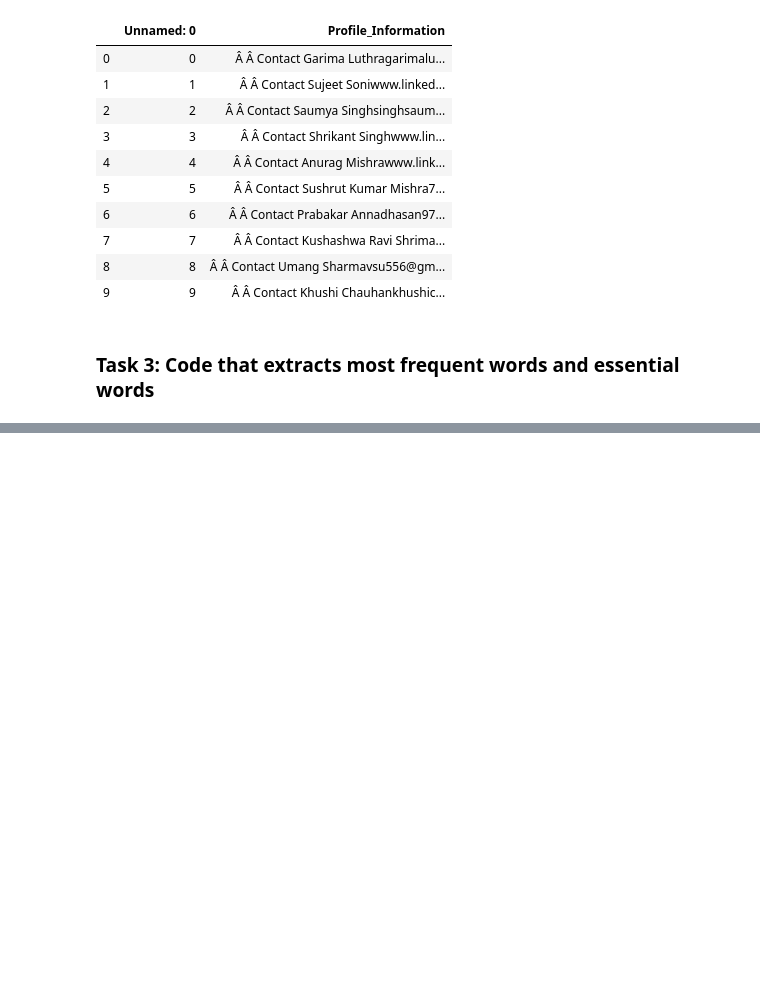
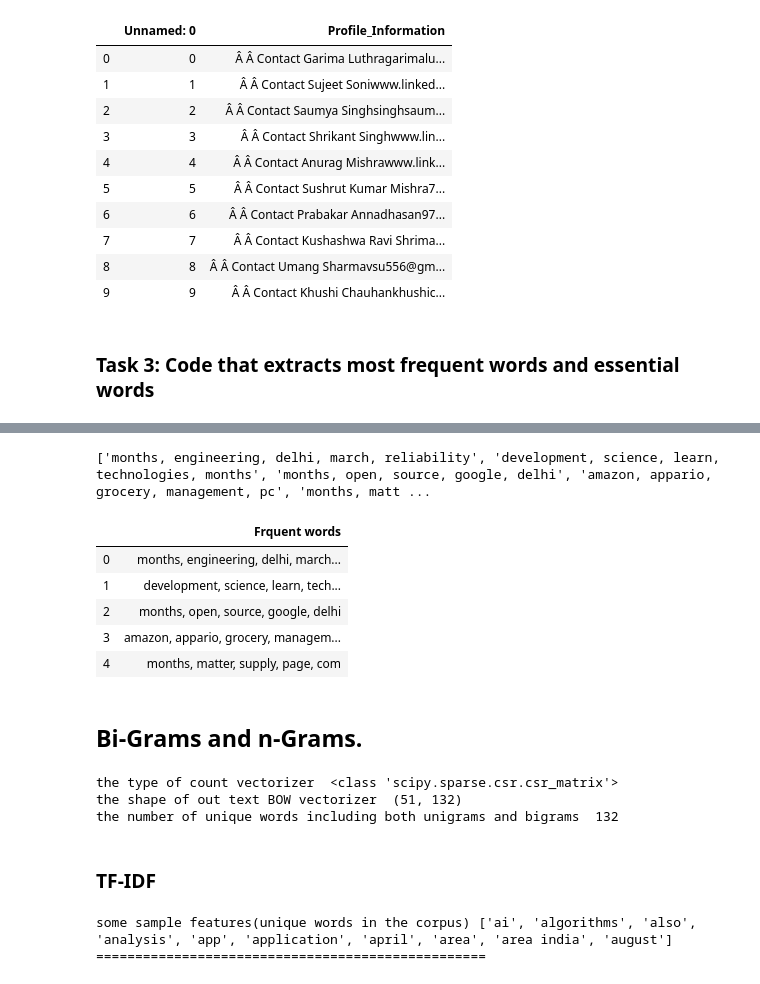
Before and after one commit to Chirag-kumar-ML/AIChamp, a Jupyter notebook: TaskCode.ipynb, the cells around one changed output, grey strips where cells are left out. Drawn from its saved outputs; the diff is of its cells as text; code cells hidden in the pictures; blank space fills up the shorter version.

```diff
--- a/TaskCode.ipynb
+++ b/TaskCode.ipynb
@@ -127,0 +138,21 @@ ai :  2
+# %%
+freq_data = []
+for i in list_text:
+    counter = Counter(i.split())
+    freq_words = [x for (x,_) in counter.most_common(5)]
+    freq_data.append(", ".join(freq_words))
+print(freq_data)
+# %% [output]
+['months, engineering, delhi, march, reliability', 'development, science, learn, technologies, months', 'months, open, source, google, delhi', 'amazon, appario, grocery, management, pc', 'months, matt ...
+# %%
+freq_dataframe = pd.DataFrame(freq_data,columns = ['Frquent words'])
+
+freq_dataframe.to_csv('frequent_words.csv')
+freq_dataframe.head()
+# %% [output]
+|  | Frquent words |
+| 0 | months, engineering, delhi, march... |
+| 1 | development, science, learn, tech... |
+| 2 | months, open, source, google, delhi |
+| 3 | amazon, appario, grocery, managem... |
+| 4 | months, matter, supply, page, com |
@@ -127,0 +165,20 @@ ai :  2
+# %% [markdown]
+##  Bi-Grams and n-Grams.
+# %%
+#bi-gram, tri-gram and n-gram
+
+#removing stop words like "not" should be avoided before building n-grams
+# count_vect = CountVectorizer(ngram_range=(1,2))
+# please do read the CountVectorizer documentation http://scikit-learn.org/stable/modules/generated/sklearn.feature_extraction.text.CountVectorizer.html
+# you can choose these numebrs min_df=10, max_features=5000, of your choice
+count_vect = CountVectorizer(ngram_range=(1,2), min_df=10, max_features=5000)
+final_bigram_counts = count_vect.fit_transform(list_text)
+print("the type of count vectorizer ",type(final_bigram_counts))
+print("the shape of out text BOW vectorizer ",final_bigram_counts.get_shape())
+print("the number of unique words including both unigrams and bigrams ", final_bigram_counts.get_shape()[1])
+# %% [output]
+the type of count vectorizer  <class 'scipy.sparse.csr.csr_matrix'>
+the shape of out text BOW vectorizer  (51, 132)
+the number of unique words including both unigrams and bigrams  132
+# %% [markdown]
+### TF-IDF
@@ -127,0 +188,20 @@ ai :  2
+# %%
+tf_idf_vect = TfidfVectorizer(ngram_range=(1,2), min_df=10)
+tf_idf_vect.fit(list_text)
+print("some sample features(unique words in the corpus)",tf_idf_vect.get_feature_names()[0:10])
+print('='*50)
+list_uniq_words = []
+for line in list_text:
+    final_tf_idf = tf_idf_vect.transform([line])
+    feature_array = np.array(tf_idf_vect.get_feature_names())
+    tfidf_sorting = np.argsort(final_tf_idf.toarray()).flatten()[::-1]
+    top_n = feature_array[tfidf_sorting][:n_print]
+    list_uniq_words.append(', '.join(top_n))
+    #print(top_n)
+    #print('='*50)
+#     print("the type of count vectorizer ",type(final_tf_idf))
+#     print("the shape of out text TFIDF vectorizer ",final_tf_idf.get_shape())
+#     print("the number of unique words including both unigrams and bigrams ", final_tf_idf.get_shape()[1])
+# %% [output]
+some sample features(unique words in the corpus) ['ai', 'algorithms', 'also', 'analysis', 'app', 'application', 'april', 'area', 'area india', 'august']
+==================================================
```
Also changed, not shown: parts of 14 cells of this notebook, 56 other files.
